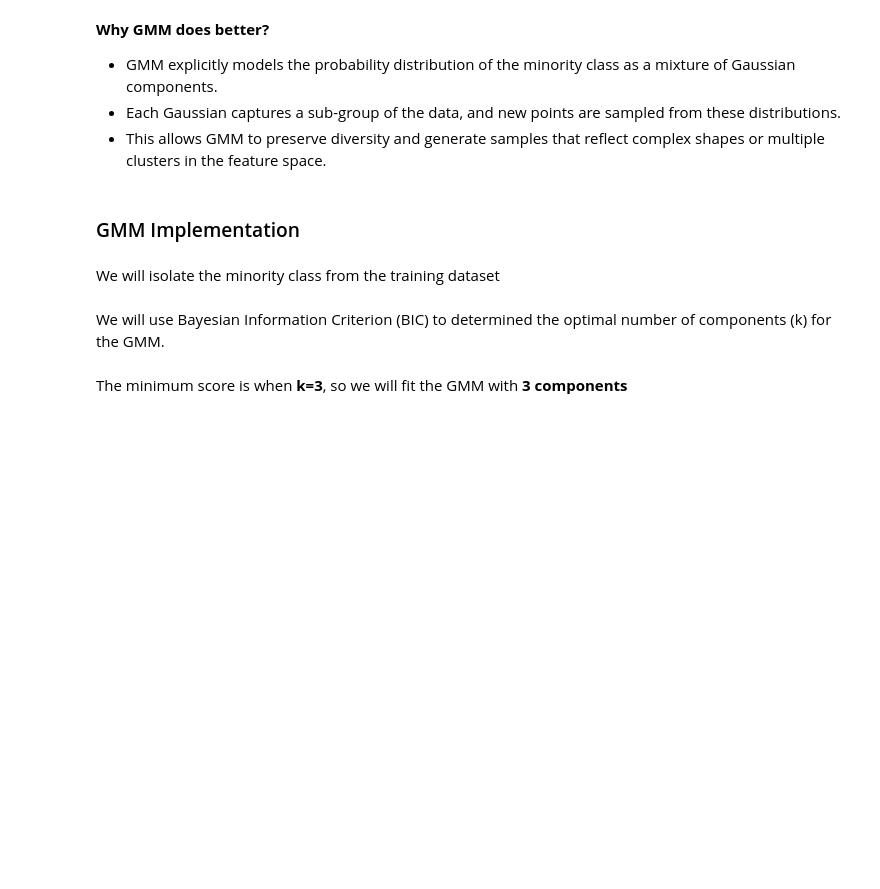
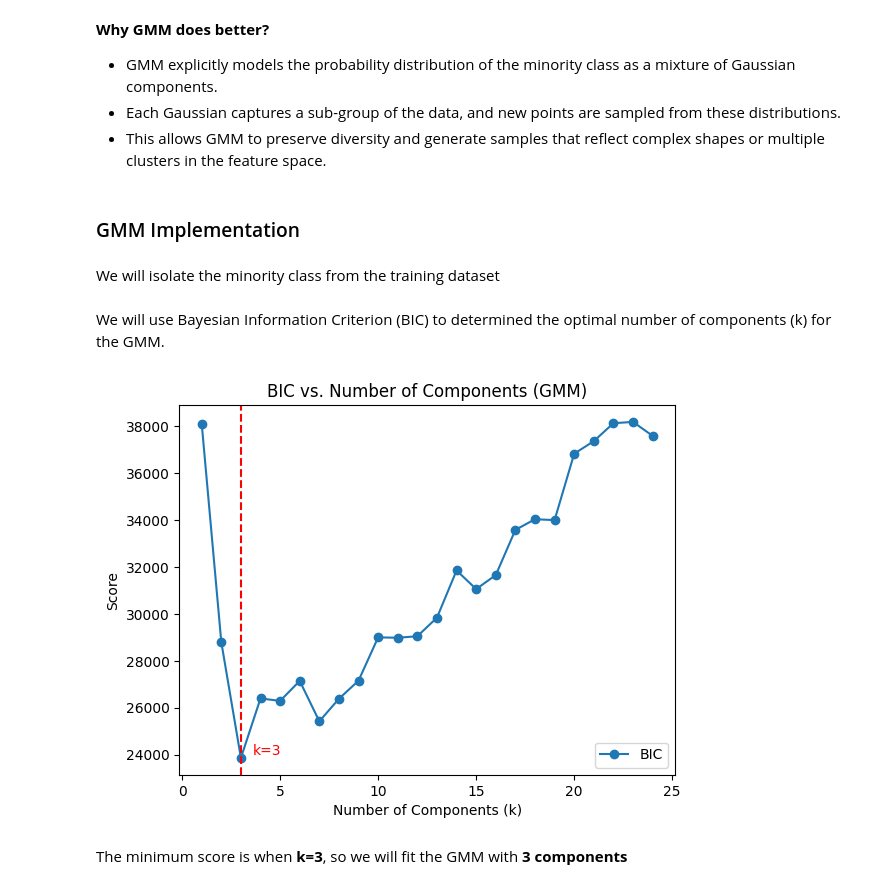
Before and after one commit to boeing314/DALAB_ASSIGNMENT_4, a Jupyter notebook: asgn4.ipynb, the cells around one changed output. Cells and saved outputs as stored; diff of their text form; code cells hidden in the pictures; blank space fills up the shorter version.

```diff
--- a/asgn4.ipynb
+++ b/asgn4.ipynb
@@ -143,26 +145,28 @@ We will use Bayesian Information Criterion (BIC) to determined the optimal numbe
 # %%
 import matplotlib.pyplot as plt
 import numpy as np
 from sklearn.mixture import GaussianMixture
 
 bic_scores = []
 ks = range(1, 25)
 
 for k in ks:
     gmm = GaussianMixture(n_components=k, covariance_type='full', random_state=42)
     gmm.fit(X_minority)
     bic_scores.append(gmm.bic(X_minority))
 
 plt.plot(ks, bic_scores, label='BIC', marker='o')
 plt.xlabel('Number of Components (k)')
 plt.ylabel('Score')
 plt.legend()
 
 # Add vertical line at k=3
 plt.axvline(x=3, color='red', linestyle='--', label='k=3')
 plt.text(3.6, min(bic_scores), 'k=3', color='red', fontsize=10, va='bottom')
-
+plt.title("BIC vs. Number of Components (GMM)")
 plt.show()
+# %% [output]
+[figure, added]
 # %% [markdown]
 The minimum score is when **k=3**, so we will fit the GMM with **3 components**
 # %%
```
Also changed, not shown: parts of 6 cells of this notebook.
